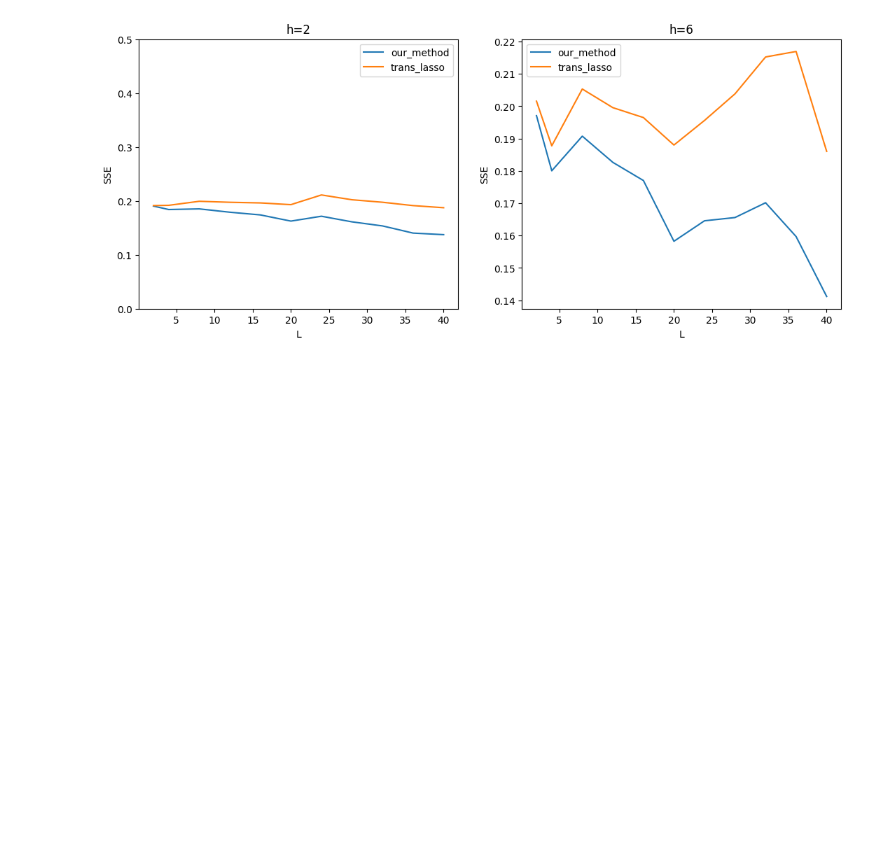
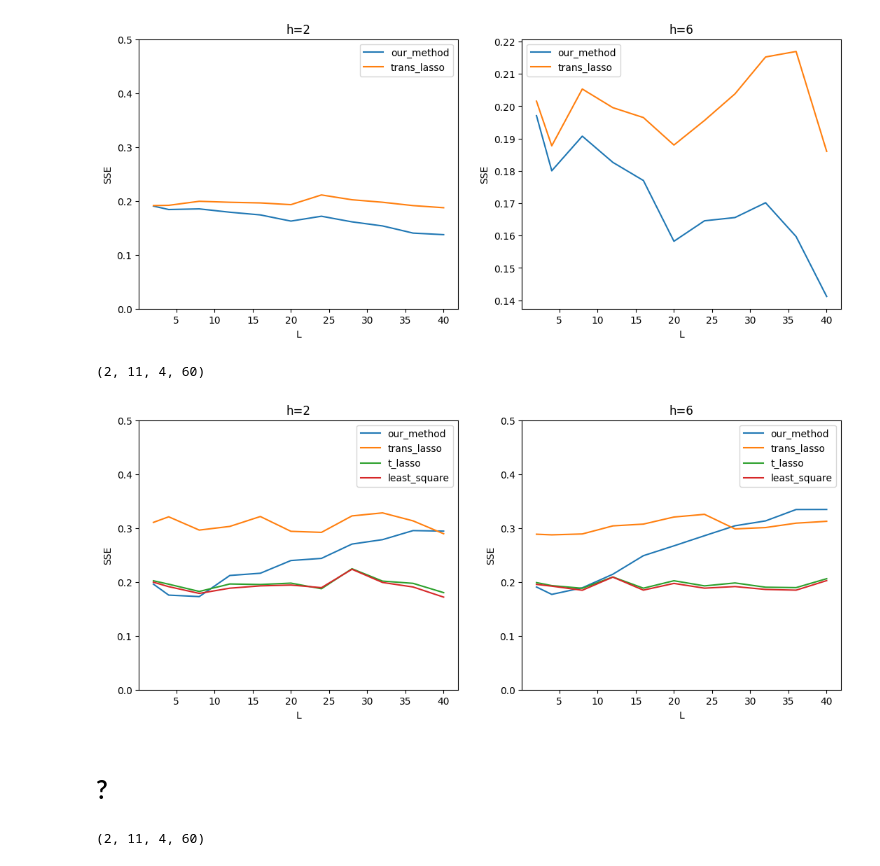
Before and after one commit to TJhaitang/simulation, a Jupyter notebook: low_dim_test.ipynb, the cells around one changed output. Drawn from its saved outputs; the diff is of its cells as text; code cells hidden in the pictures; blank space fills up the shorter version.

```diff
--- a/low_dim_test.ipynb
+++ b/low_dim_test.ipynb
@@ -105,0 +130,53 @@ plt.show()
+# %%
+result_list.shape
+# %% [output]
+(2, 11, 4, 60)
+# %%
+result=np.mean(result_list,axis=3)
+#将第二个轴和第三个轴交换
+result=np.swapaxes(result,1,2)
+# %%
+#画图，横轴是L，纵轴是SSE，依照h分三张图
+fig=plt.figure(figsize=(20,5))
+
+plt.subplot(1,3,1)
+plt.plot([2,4,8,12,16,20,24,28,32,36,40],result[0,0,:],label='our_method')
+plt.plot([2,4,8,12,16,20,24,28,32,36,40],result[0,1,:],label='trans_lasso')
+plt.plot([2,4,8,12,16,20,24,28,32,36,40],result[0,2,:],label='t_lasso')
+plt.plot([2,4,8,12,16,20,24,28,32,36,40],result[0,3,:],label='least_square')
+plt.legend()
+plt.xlabel('L')
+plt.ylabel('SSE')
+#设置y的范围为0~0.5
+plt.ylim(0,0.5)
+plt.title('h=2')
+
+plt.subplot(1,3,2)
+plt.plot([2,4,8,12,16,20,24,28,32,36,40],result[1,0,:],label='our_method')
+plt.plot([2,4,8,12,16,20,24,28,32,36,40],result[1,1,:],label='trans_lasso')
+plt.plot([2,4,8,12,16,20,24,28,32,36,40],result[1,2,:],label='t_lasso')
+plt.plot([2,4,8,12,16,20,24,28,32,36,40],result[1,3,:],label='least_square')
+plt.legend()
+plt.xlabel('L')
+plt.ylabel('SSE')
+#设置y的范围为0~0.5
+plt.ylim(0,0.5)
+plt.title('h=6')
+
+# plt.subplot(1,3,3)
+# plt.plot([2,4,8,12,16,20,24,28,32,36,40],result[2,0,:],label='our_method')
+# plt.plot([2,4,8,12,16,20,24,28,32,36,40],result[2,1,:],label='trans_lasso')
+# plt.plot([2,4,8,12,16,20,24,28,32,36,40],result[2,2,:],label='t_lasso')
+# plt.legend()
+# plt.xlabel('L')
+# plt.ylabel('SSE')
+# #设置y的范围为0~0.5
+# # plt.ylim(0,0.5)
+# plt.title('h=12')
+
+#设置图像大小
+plt.show()
+# %% [output]
+[figure, added]
+# %% [markdown]
+# ?
@@ -105,0 +204,5 @@ plt.show()
+# %%
+result_list=np.load('result_list2-2.npy')
+result_list.shape
+# %% [output]
+(2, 11, 4, 60)
```
Also changed, not shown: parts of 5 cells of this notebook, 7 other files.
